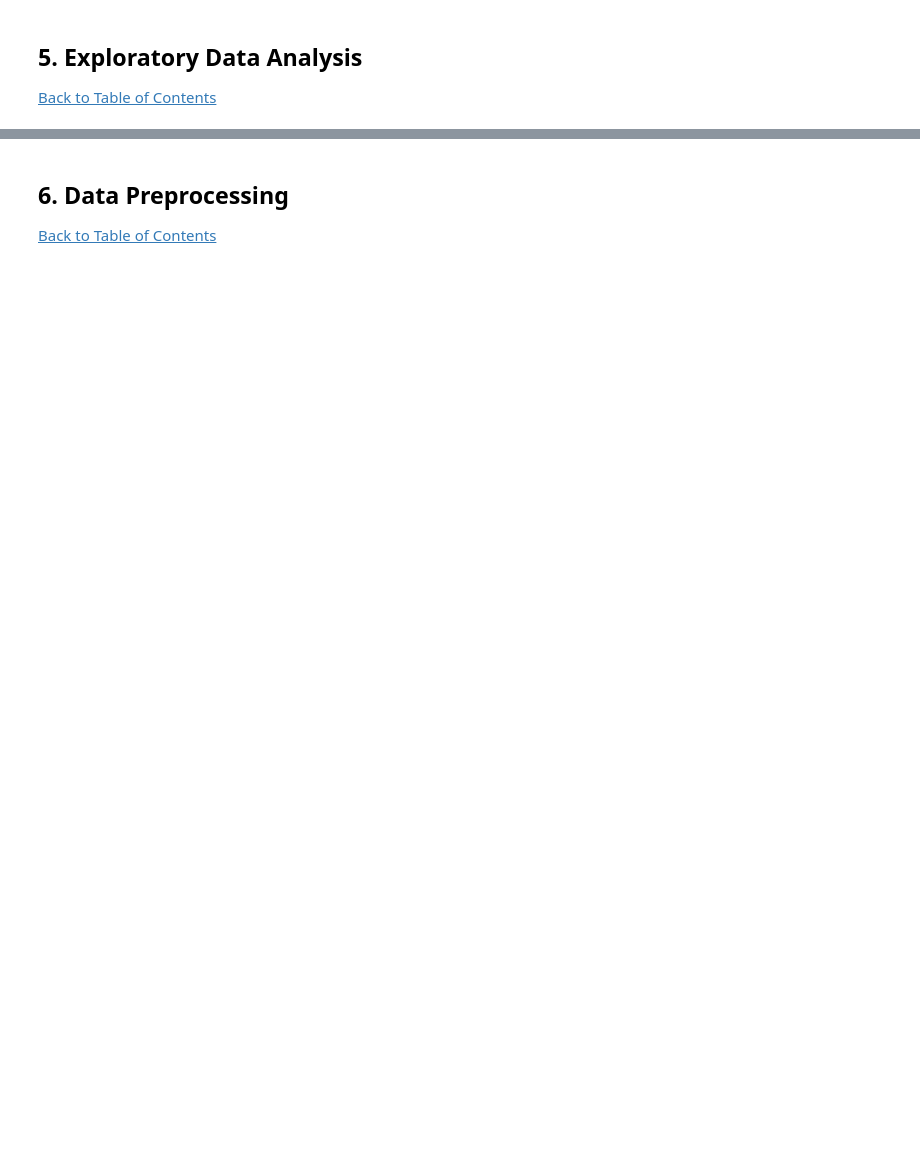
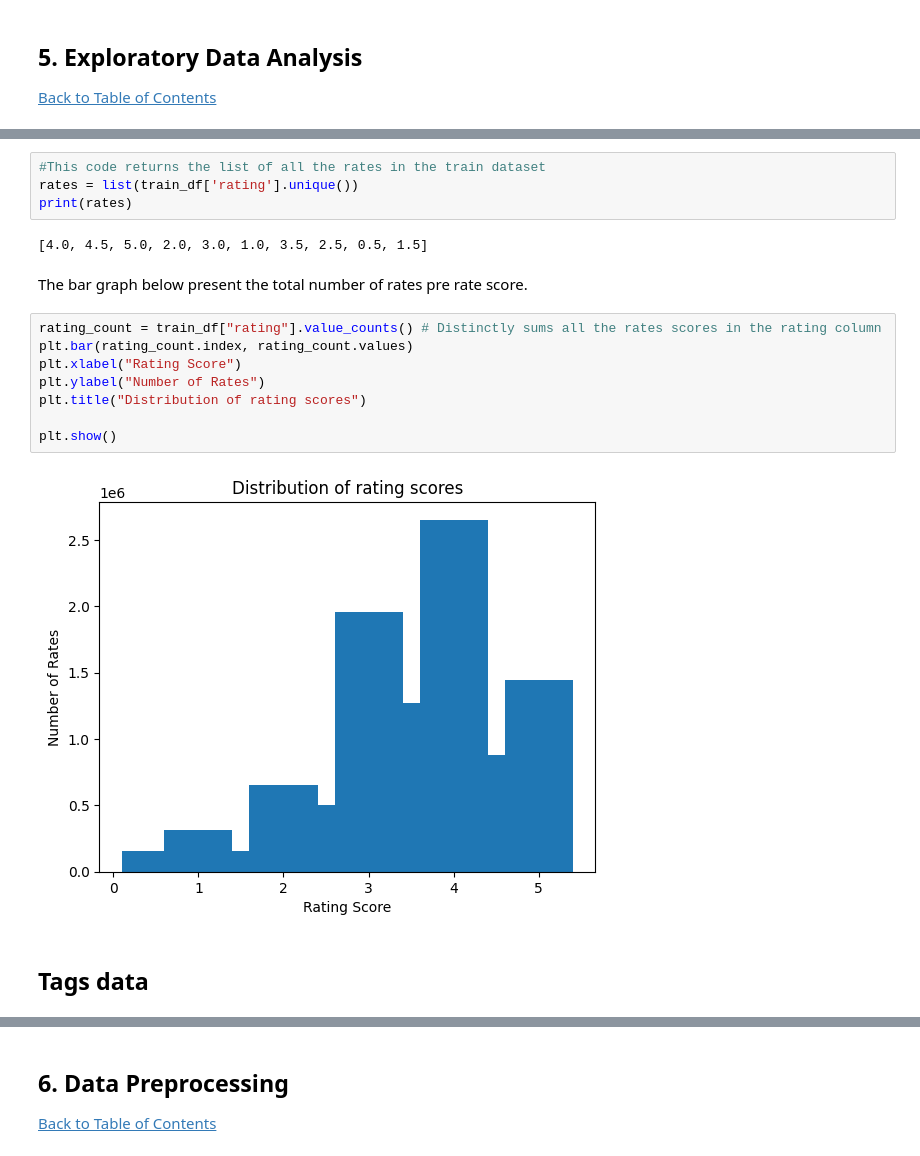
Before and after one commit to Mutiso-ac/Unsupervised-Predict-TeamBM5-2023, a Jupyter notebook: TeamBM5_Unsup_Learning_Notebbok.ipynb, the cells around one changed output, grey strips where cells are left out. Saved outputs shown, nothing was run; the diff lists cells and outputs as text; blank space fills up the shorter version.

```diff
--- a/TeamBM5_Unsup_Learning_Notebbok.ipynb
+++ b/TeamBM5_Unsup_Learning_Notebbok.ipynb
@@ -136,0 +164,20 @@ movies_df.head()
+# %%
+#This code returns the list of all the rates in the train dataset
+rates = list(train_df['rating'].unique())
+print(rates)
+# %% [output]
+[4.0, 4.5, 5.0, 2.0, 3.0, 1.0, 3.5, 2.5, 0.5, 1.5]
+# %% [markdown]
+The bar graph below present the total number of rates pre rate score.
+# %%
+rating_count = train_df["rating"].value_counts() # Distinctly sums all the rates scores in the rating column
+plt.bar(rating_count.index, rating_count.values)
+plt.xlabel("Rating Score")
+plt.ylabel("Number of Rates")
+plt.title("Distribution of rating scores")
+
+plt.show()
+# %% [output]
+[figure, added]
+# %% [markdown]
+## Tags data
```
Also changed, not shown: parts of 90 cells of this notebook.
